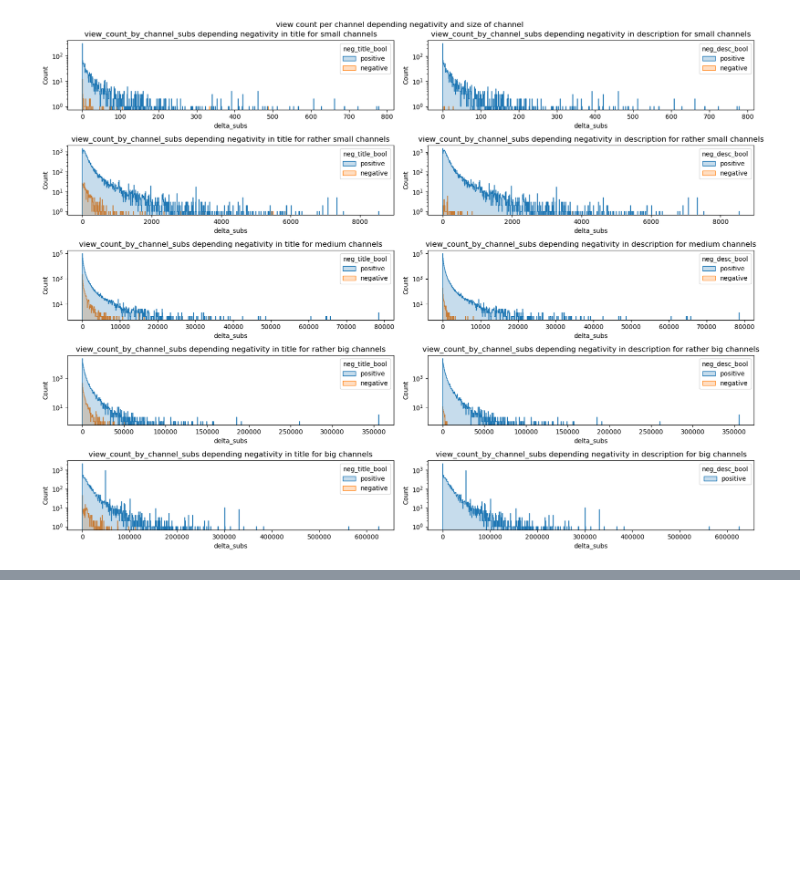
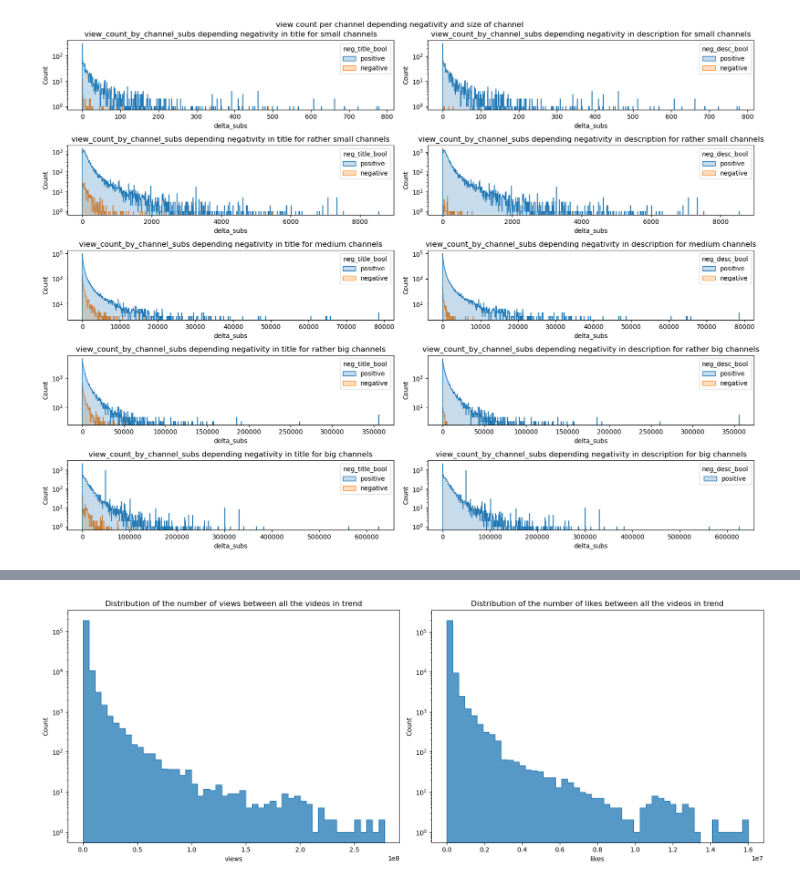
Before and after one commit to epfl-ada/ada-2022-project-adagang, a Jupyter notebook: exploration.ipynb, the cells around one changed output, grey strips where cells are left out. Saved outputs shown, nothing was run; the diff lists cells and outputs as text; code cells hidden in the pictures; blank space fills up the shorter version.

Commit message:
trends datasets

```diff
--- a/exploration.ipynb
+++ b/exploration.ipynb
@@ -655,0 +776,4 @@ plt.show()
+# %%
+usvideos_2022 = usvideos_2022.drop('channelId', axis=1)
+# %%
+usvideos_2022.rename(columns = {'publishedAt':'publish_time','channelTitle':'channel_title', 'categoryId':'category_id', 'view_count':'views'}, inplace = True)
@@ -655,0 +840,3 @@ plt.show()
+# %%
+
+usvideos_2022=usvideos_2022.reindex(columns=columns_titles_bis)
@@ -655,0 +859,12 @@ plt.show()
+# %%
+df_trends = pd.concat(
+    [usvideos_1718, usvideos_2022],
+    axis=0,
+    join="outer",
+    ignore_index=True,
+    keys=None,
+    levels=None,
+    names=None,
+    verify_integrity=False,
+    copy=True,
+)
@@ -655,0 +887,19 @@ plt.show()
+# %%
+fig, axes = plt.subplots(nrows=1, ncols=2, figsize=(16,6))
+
+df_trends = df_trends[df_trends["views"] > 0]
+df_trends = df_trends[df_trends["likes"] > 0]
+
+sns.histplot(df_trends, x="views", bins=50, element="step", ax=axes[0])
+sns.histplot(df_trends, x="likes", bins=50, element="step", ax=axes[1])
+
+axes[0].set(yscale ='log')
+axes[0].set_title('Distribution of the number of views between all the videos in trend')
+
+axes[1].set(yscale ='log')
+axes[1].set_title('Distribution of the number of likes between all the videos in trend')
+
+plt.tight_layout()
+plt.show()
+# %% [output]
+[figure, added]
```
Also changed, not shown: parts of 18 cells of this notebook.
